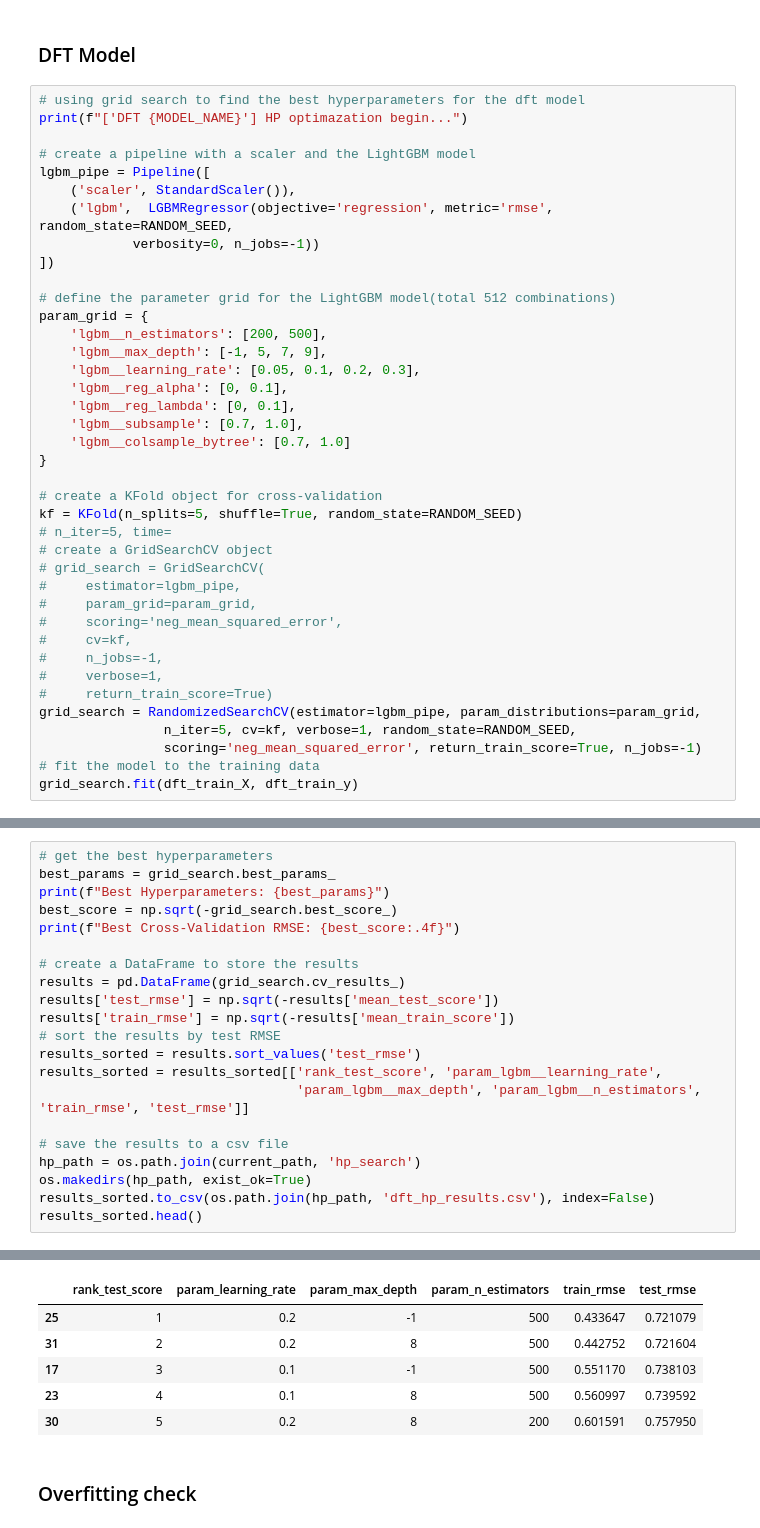
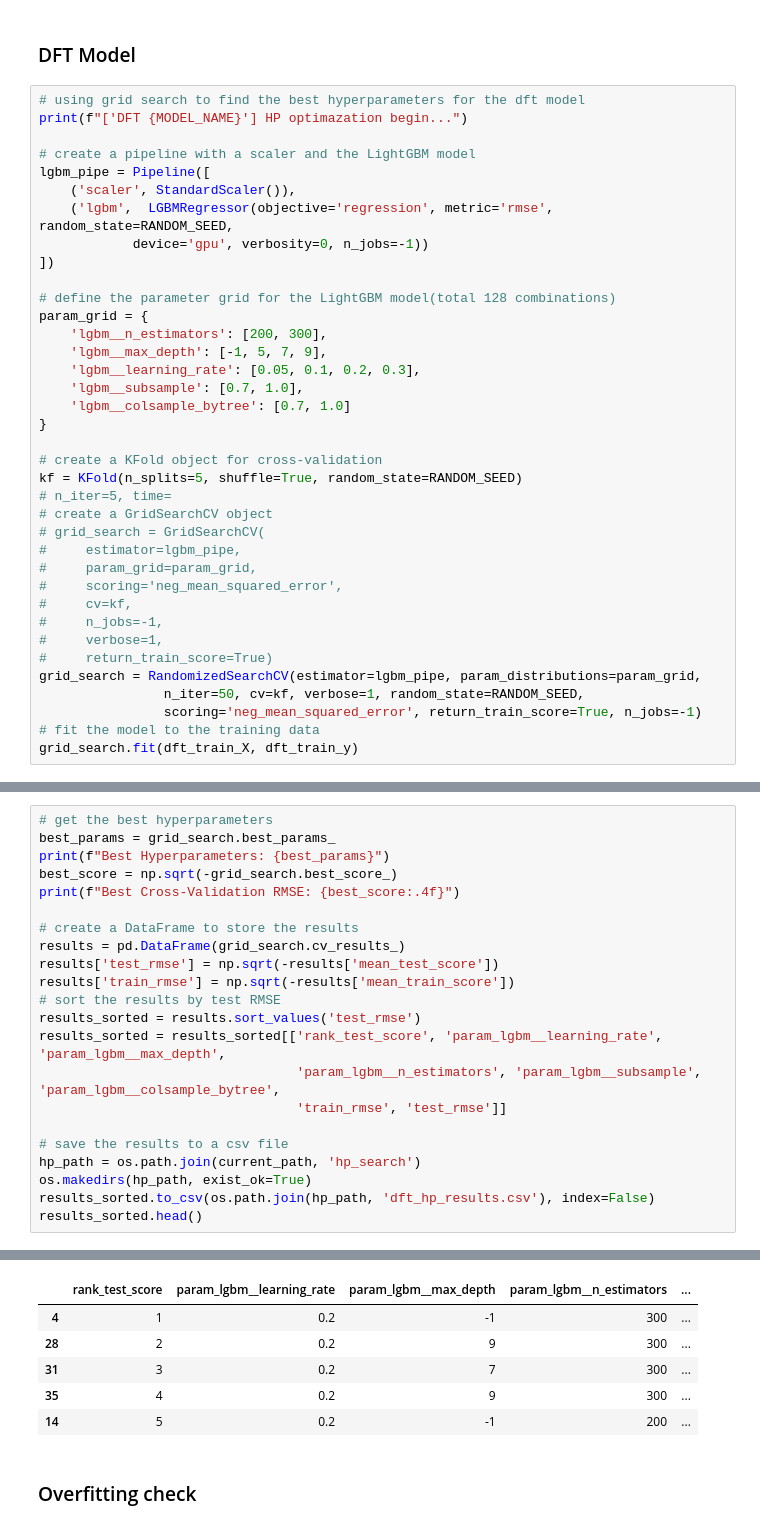
Before and after one commit to Four-Q/Band-gap-predict, a Jupyter notebook: SingleModels/LightGBM/3.1.5HyperParameterSearch.ipynb, the cells around one changed output, grey strips where cells are left out. Saved outputs shown, nothing was run; the diff lists cells and outputs as text.

```diff
--- a/SingleModels/LightGBM/3.1.5HyperParameterSearch.ipynb
+++ b/SingleModels/LightGBM/3.1.5HyperParameterSearch.ipynb
@@ -58,16 +58,14 @@ print(f"['DFT {MODEL_NAME}'] HP optimazation begin...")
 lgbm_pipe = Pipeline([
     ('scaler', StandardScaler()),
     ('lgbm',  LGBMRegressor(objective='regression', metric='rmse', random_state=RANDOM_SEED,
-            verbosity=0, n_jobs=-1))
+            device='gpu', verbosity=0, n_jobs=-1))
 ])
 
-# define the parameter grid for the LightGBM model(total 512 combinations)
+# define the parameter grid for the LightGBM model(total 128 combinations)
 param_grid = {
-    'lgbm__n_estimators': [200, 500],
+    'lgbm__n_estimators': [200, 300],
     'lgbm__max_depth': [-1, 5, 7, 9],
     'lgbm__learning_rate': [0.05, 0.1, 0.2, 0.3],
-    'lgbm__reg_alpha': [0, 0.1],
-    'lgbm__reg_lambda': [0, 0.1],
     'lgbm__subsample': [0.7, 1.0],
     'lgbm__colsample_bytree': [0.7, 1.0]
 }
@@ -85,7 +83,7 @@ kf = KFold(n_splits=5, shuffle=True, random_state=RANDOM_SEED)
 #     verbose=1,
 #     return_train_score=True)
 grid_search = RandomizedSearchCV(estimator=lgbm_pipe, param_distributions=param_grid,
-                n_iter=5, cv=kf, verbose=1, random_state=RANDOM_SEED,
+                n_iter=50, cv=kf, verbose=1, random_state=RANDOM_SEED,
                 scoring='neg_mean_squared_error', return_train_score=True, n_jobs=-1)
 # fit the model to the training data
 grid_search.fit(dft_train_X, dft_train_y)
@@ -102,8 +121,9 @@ results['test_rmse'] = np.sqrt(-results['mean_test_score'])
 results['train_rmse'] = np.sqrt(-results['mean_train_score'])
 # sort the results by test RMSE
 results_sorted = results.sort_values('test_rmse')
-results_sorted = results_sorted[['rank_test_score', 'param_lgbm__learning_rate',
-                                 'param_lgbm__max_depth', 'param_lgbm__n_estimators', 'train_rmse', 'test_rmse']]
+results_sorted = results_sorted[['rank_test_score', 'param_lgbm__learning_rate', 'param_lgbm__max_depth',
+                                 'param_lgbm__n_estimators', 'param_lgbm__subsample', 'param_lgbm__colsample_bytree',
+                                 'train_rmse', 'test_rmse']]
 
 # save the results to a csv file
 hp_path = os.path.join(current_path, 'hp_search')
@@ -116,9 +136,9 @@ Best Cross-Validation RMSE: 0.7211
-|  | rank_test_score | param_learning_rate | param_max_depth | param_n_estimators | train_rmse | test_rmse |
-| 25 | 1 | 0.2 | -1 | 500 | 0.433647 | 0.721079 |
-| 31 | 2 | 0.2 | 8 | 500 | 0.442752 | 0.721604 |
-| 17 | 3 | 0.1 | -1 | 500 | 0.551170 | 0.738103 |
-| 23 | 4 | 0.1 | 8 | 500 | 0.560997 | 0.739592 |
-| 30 | 5 | 0.2 | 8 | 200 | 0.601591 | 0.757950 |
+|  | rank_test_score | param_lgbm__learning_rate | param_lgbm__max_depth | param_lgbm__n_estimators | ... |
+| 4 | 1 | 0.2 | -1 | 300 | ... |
+| 28 | 2 | 0.2 | 9 | 300 | ... |
+| 31 | 3 | 0.2 | 7 | 300 | ... |
+| 35 | 4 | 0.2 | 9 | 300 | ... |
+| 14 | 5 | 0.2 | -1 | 200 | ... |
 # %% [markdown]
 ### Overfitting check
 # %%
```
Also changed, not shown: parts of 9 cells of this notebook.
